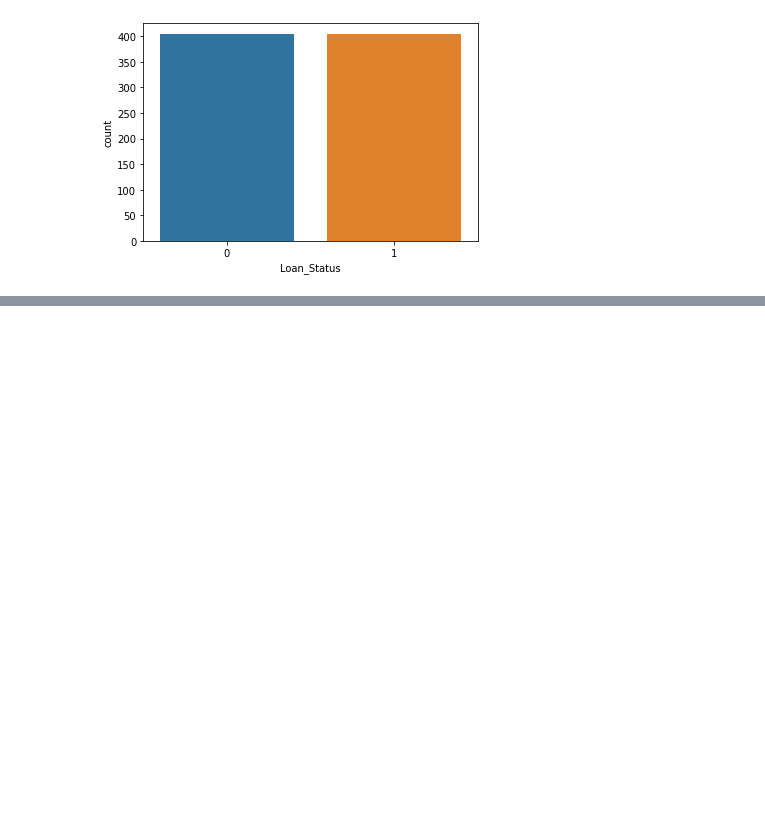
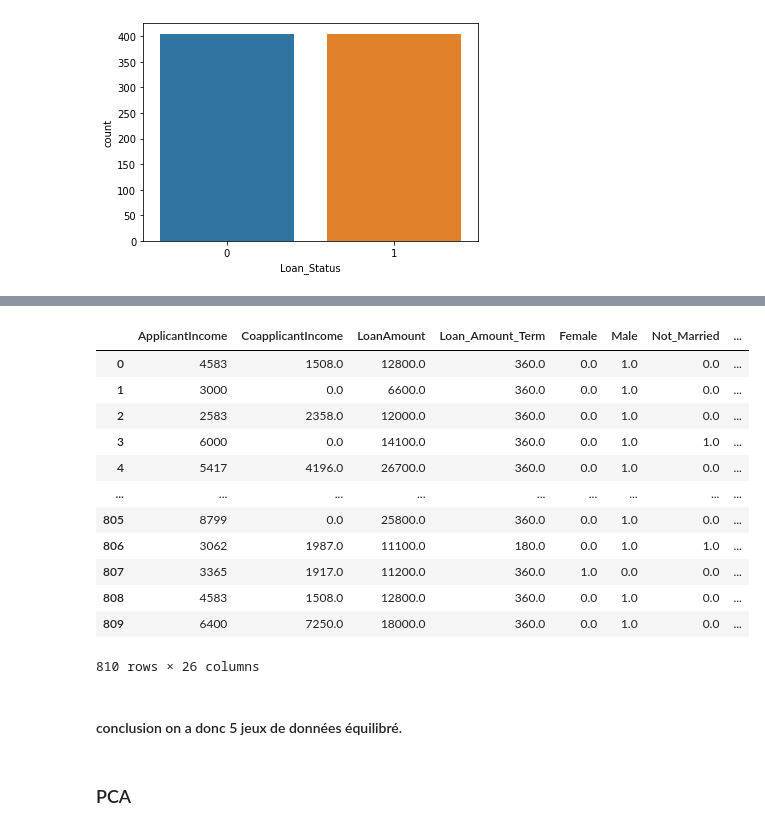
Before and after one commit to Gfeuillas/finance_project, a Jupyter notebook: Projet_Finance_Guillaume.ipynb, the cells around one changed output, grey strips where cells are left out. Drawn from its saved outputs; the diff is of its cells as text; code cells hidden in the pictures; blank space fills up the shorter version.

```diff
--- a/Projet_Finance_Guillaume.ipynb
+++ b/Projet_Finance_Guillaume.ipynb
@@ -1999,0 +2051,20 @@ sns.countplot(df_catnum_smote['Loan_Status'])
+# %%
+df_encoded_over
+# %% [output]
+|  | ApplicantIncome | CoapplicantIncome | LoanAmount | Loan_Amount_Term | Female | Male | Not_Married | ... |
+| 0 | 4583 | 1508.0 | 12800.0 | 360.0 | 0.0 | 1.0 | 0.0 | ... |
+| 1 | 3000 | 0.0 | 6600.0 | 360.0 | 0.0 | 1.0 | 0.0 | ... |
+| 2 | 2583 | 2358.0 | 12000.0 | 360.0 | 0.0 | 1.0 | 0.0 | ... |
+| 3 | 6000 | 0.0 | 14100.0 | 360.0 | 0.0 | 1.0 | 1.0 | ... |
+| 4 | 5417 | 4196.0 | 26700.0 | 360.0 | 0.0 | 1.0 | 0.0 | ... |
+| ... | ... | ... | ... | ... | ... | ... | ... | ... |
+| 805 | 8799 | 0.0 | 25800.0 | 360.0 | 0.0 | 1.0 | 0.0 | ... |
+| 806 | 3062 | 1987.0 | 11100.0 | 180.0 | 0.0 | 1.0 | 1.0 | ... |
+| 807 | 3365 | 1917.0 | 11200.0 | 360.0 | 1.0 | 0.0 | 0.0 | ... |
+| 808 | 4583 | 1508.0 | 12800.0 | 360.0 | 0.0 | 1.0 | 0.0 | ... |
+| 809 | 6400 | 7250.0 | 18000.0 | 360.0 | 0.0 | 1.0 | 0.0 | ... |
+810 rows × 26 columns
+# %% [markdown]
+#### conclusion on a donc 5 jeux de données équilibré.
+# %% [markdown]
+### PCA
```
Also changed, not shown: parts of 28 cells of this notebook.
